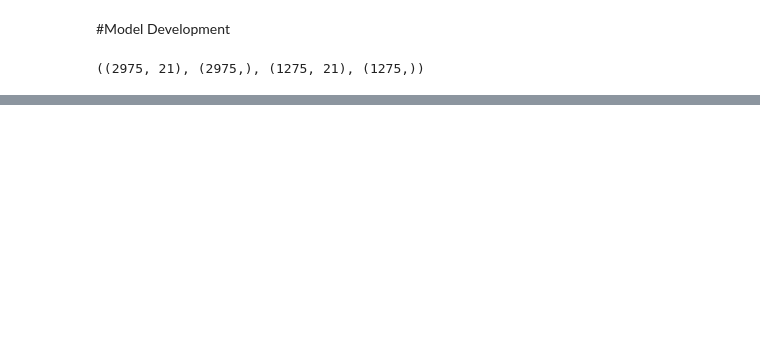
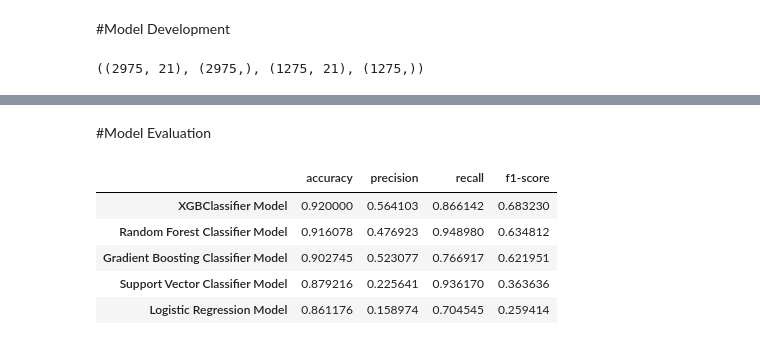
Before and after one commit to Afsoon-Ghazanfari/Customer_Churn_Prediction, a Jupyter notebook: Customer_Churn_Prediction.ipynb, the cells around one changed output, grey strips where cells are left out. Drawn from its saved outputs; the diff is of its cells as text; code cells hidden in the pictures; blank space fills up the shorter version.

```diff
--- a/Customer_Churn_Prediction.ipynb
+++ b/Customer_Churn_Prediction.ipynb
@@ -488,0 +534,42 @@ X_test_scaled=scaler.transform(X_test)
+# %% [markdown]
+#Model Evaluation
+# %%
+def evaluate_model(model, X, y):
+  '''
+  evaluate the model and returns accuracy,
+  precision, recall and f1-score
+  '''
+  y_pred=model.predict(X)
+  accuracy=accuracy_score(y_pred, y)
+  precision=precision_score(y_pred, y)
+  recall=recall_score(y_pred, y)
+  f1=f1_score(y_pred, y)
+
+  model_results_dict = {'accuracy': accuracy,
+                          'precision': precision,
+                          'recall': recall,
+                          'f1-score': f1}
+
+  return model_results_dict
+# %%
+
+model1_results = evaluate_model(model1, X_test_scaled, y_test)
+model2_results = evaluate_model(model2, X_test_scaled, y_test)
+model3_results = evaluate_model(model3, X_test_scaled, y_test)
+model4_results = evaluate_model(model4, X_test_scaled, y_test)
+model5_results = evaluate_model(model5, X_test_scaled, y_test)
+
+total_results = pd.DataFrame({'Logistic Regression Model':model1_results,
+                             'Support Vector Classifier Model':model2_results,
+                             'Random Forest Classifier Model':model3_results,
+                             'Gradient Boosting Classifier Model':model4_results,
+                             'XGBClassifier Model':model5_results}).transpose()
+
+total_results.sort_values(ascending=False, by='accuracy')
+# %% [output]
+|  | accuracy | precision | recall | f1-score |
+| XGBClassifier Model | 0.920000 | 0.564103 | 0.866142 | 0.683230 |
+| Random Forest Classifier Model | 0.916078 | 0.476923 | 0.948980 | 0.634812 |
+| Gradient Boosting Classifier Model | 0.902745 | 0.523077 | 0.766917 | 0.621951 |
+| Support Vector Classifier Model | 0.879216 | 0.225641 | 0.936170 | 0.363636 |
+| Logistic Regression Model | 0.861176 | 0.158974 | 0.704545 | 0.259414 |
```
Also changed, not shown: parts of 28 cells of this notebook.
